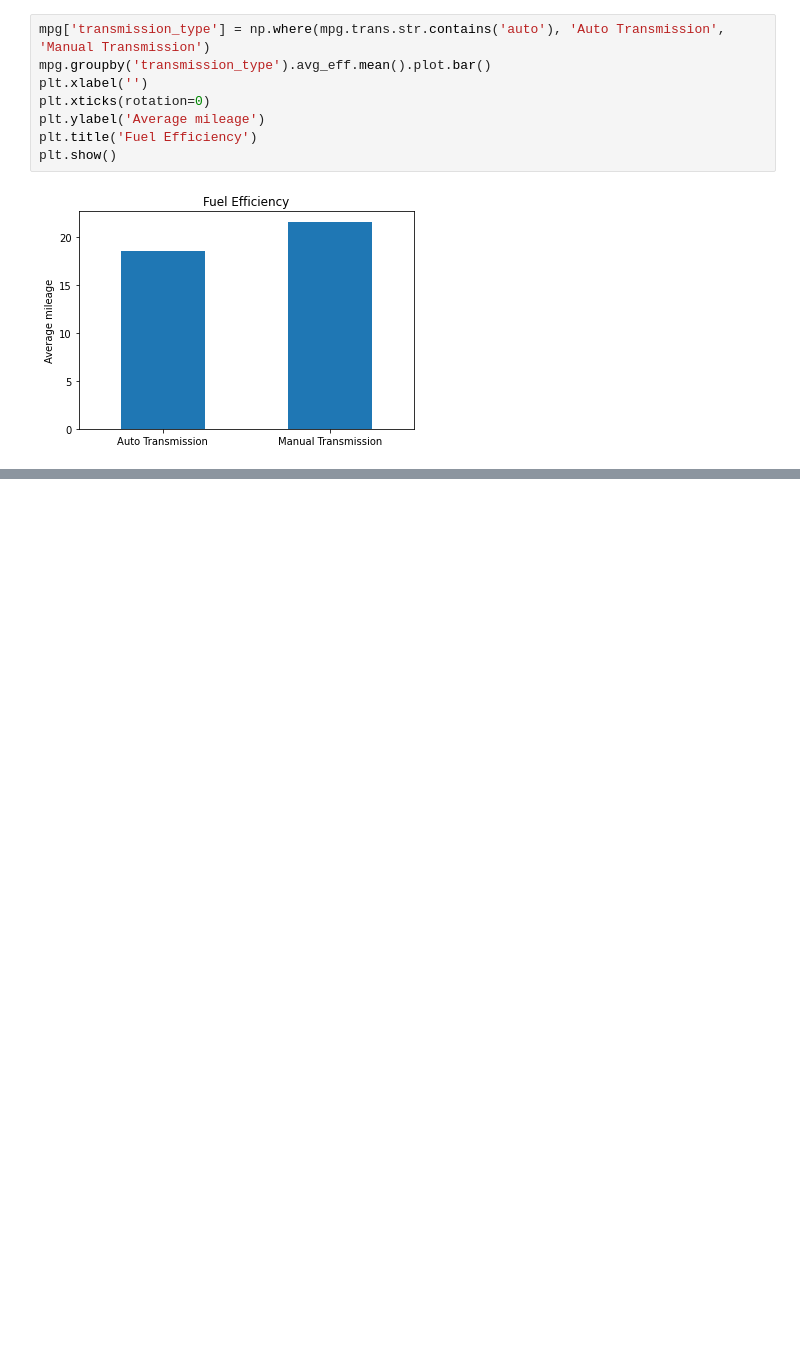
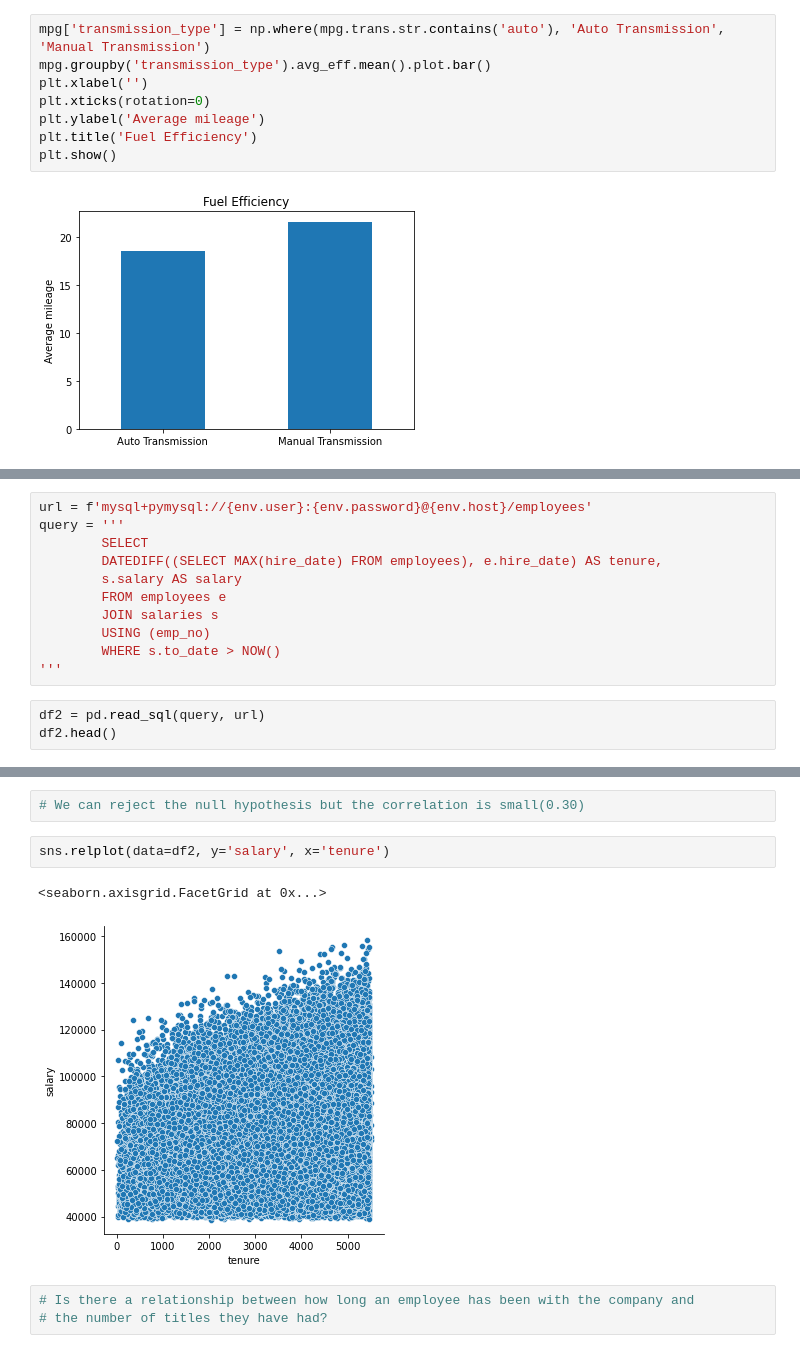
Before and after one commit to Addisalem-Kemal/Statstics_exercisese, a Jupyter notebook: hypothesis_testing.ipynb, the cells around one changed output, grey strips where cells are left out. Saved outputs shown, nothing was run; the diff lists cells and outputs as text; blank space fills up the shorter version.

```diff
--- a/hypothesis_testing.ipynb
+++ b/hypothesis_testing.ipynb
@@ -298,0 +495,14 @@ plt.show()
+# %%
+url = f'mysql+pymysql://{env.user}:{env.password}@{env.host}/employees'
+query = '''
+        SELECT
+        DATEDIFF((SELECT MAX(hire_date) FROM employees), e.hire_date) AS tenure,
+        s.salary AS salary
+        FROM employees e
+        JOIN salaries s
+        USING (emp_no)
+        WHERE s.to_date > NOW()
+'''
+# %%
+df2 = pd.read_sql(query, url)
+df2.head()
@@ -298,0 +532,10 @@ plt.show()
+# %%
+# We can reject the null hypothesis but the correlation is small(0.30)
+# %%
+sns.relplot(data=df2, y='salary', x='tenure')
+# %% [output]
+<seaborn.axisgrid.FacetGrid at 0x...>
+[figure, added]
+# %%
+# Is there a relationship between how long an employee has been with the company and
+# the number of titles they have had?
```
Also changed, not shown: parts of 53 cells of this notebook.
